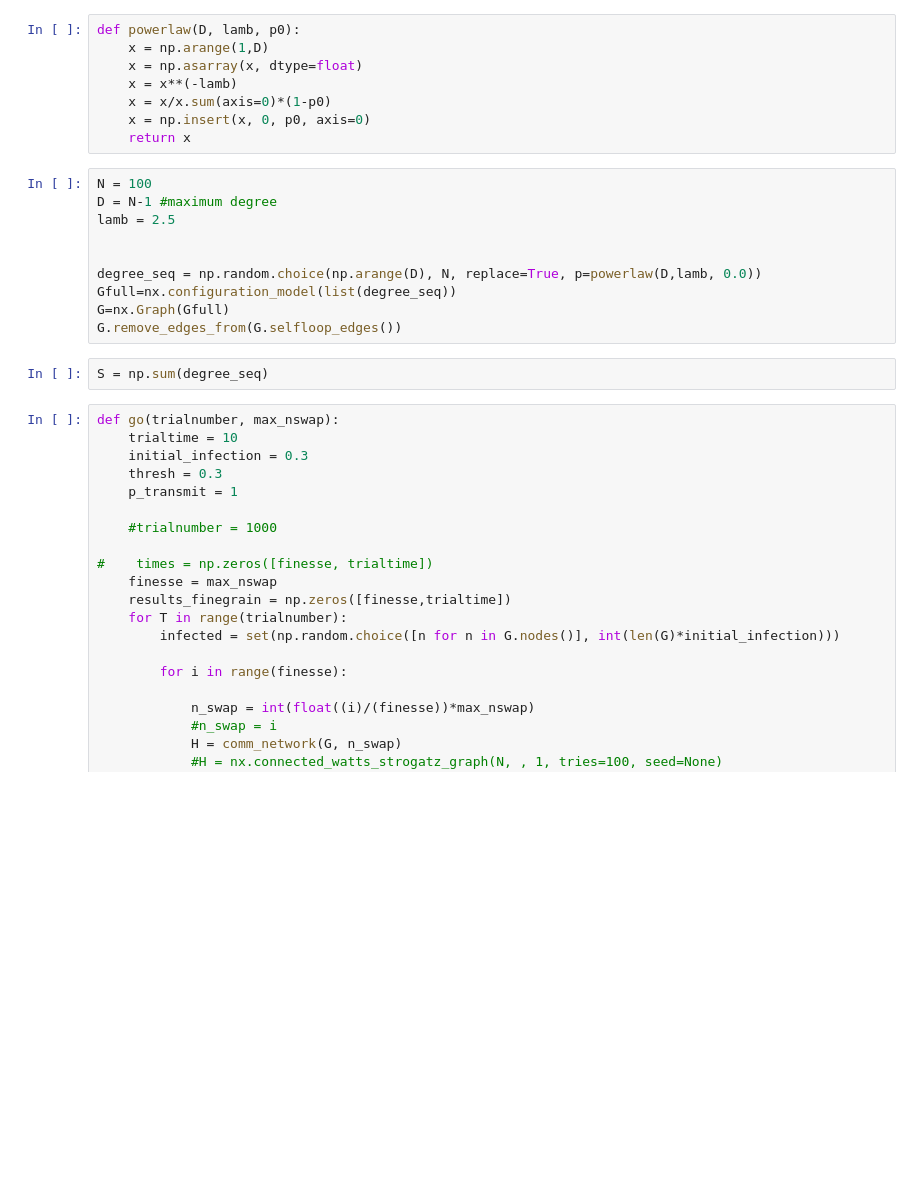
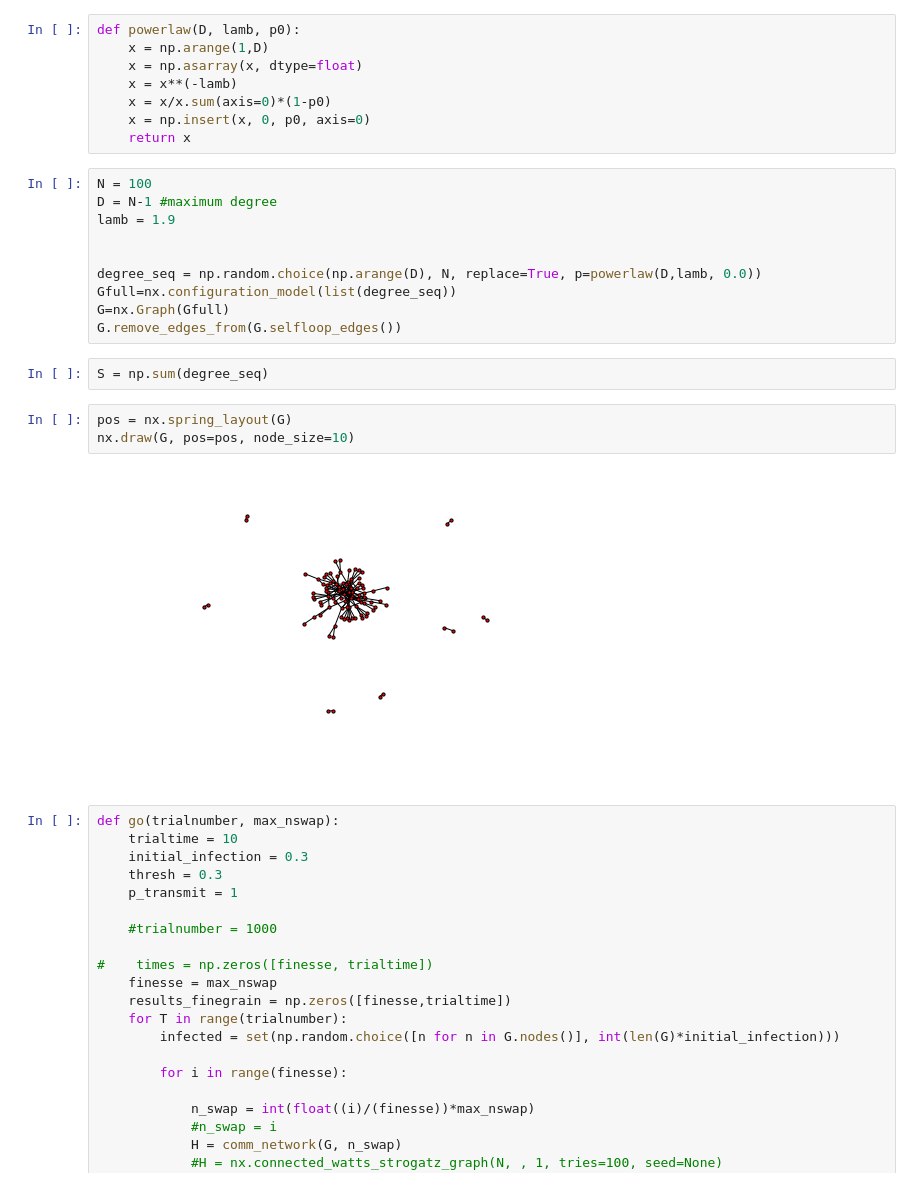
Before and after one commit to kmyim/BT_MP, a Jupyter notebook: coordination_game/simulations/multiplex_2.ipynb, the cells around one changed output. Saved outputs shown, nothing was run; the diff lists cells and outputs as text; blank space fills up the shorter version.

```diff
--- a/coordination_game/simulations/multiplex_2.ipynb
+++ b/coordination_game/simulations/multiplex_2.ipynb
@@ -55,7 +55,7 @@ def powerlaw(D, lamb, p0):
 # %%
 N = 100
 D = N-1 #maximum degree
-lamb = 2.5
+lamb = 1.9
 
 
 degree_seq = np.random.choice(np.arange(D), N, replace=True, p=powerlaw(D,lamb, 0.0))
@@ -64,6 +64,11 @@ G=nx.Graph(Gfull)
 G.remove_edges_from(G.selfloop_edges())
 # %%
 S = np.sum(degree_seq)
+# %%
+pos = nx.spring_layout(G)
+nx.draw(G, pos=pos, node_size=10)
+# %% [output]
+[figure, added]
 # %%
 def go(trialnumber, max_nswap):
     trialtime = 10
```
Also changed, not shown: parts of 15 cells of this notebook, 6 other files.
